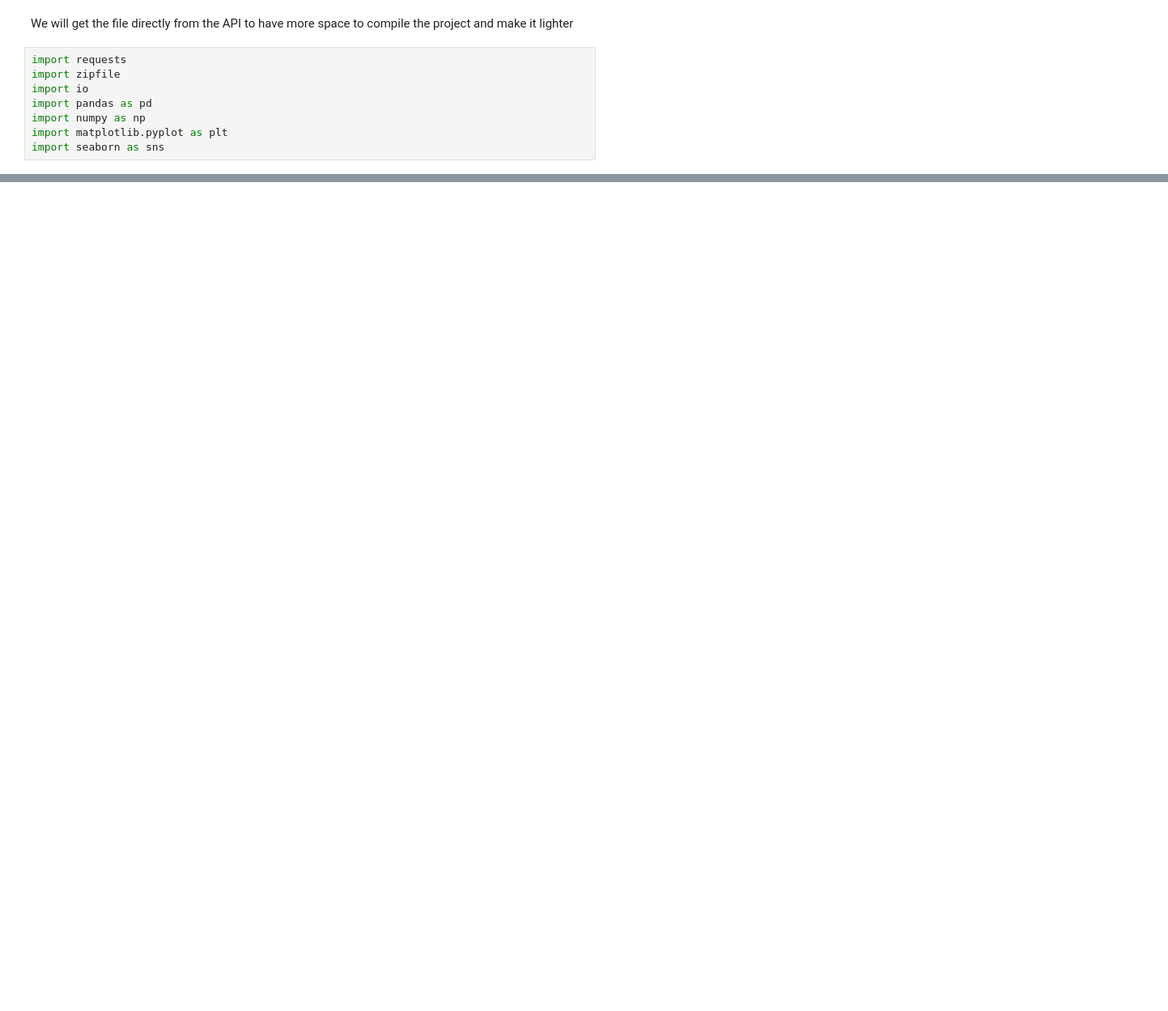
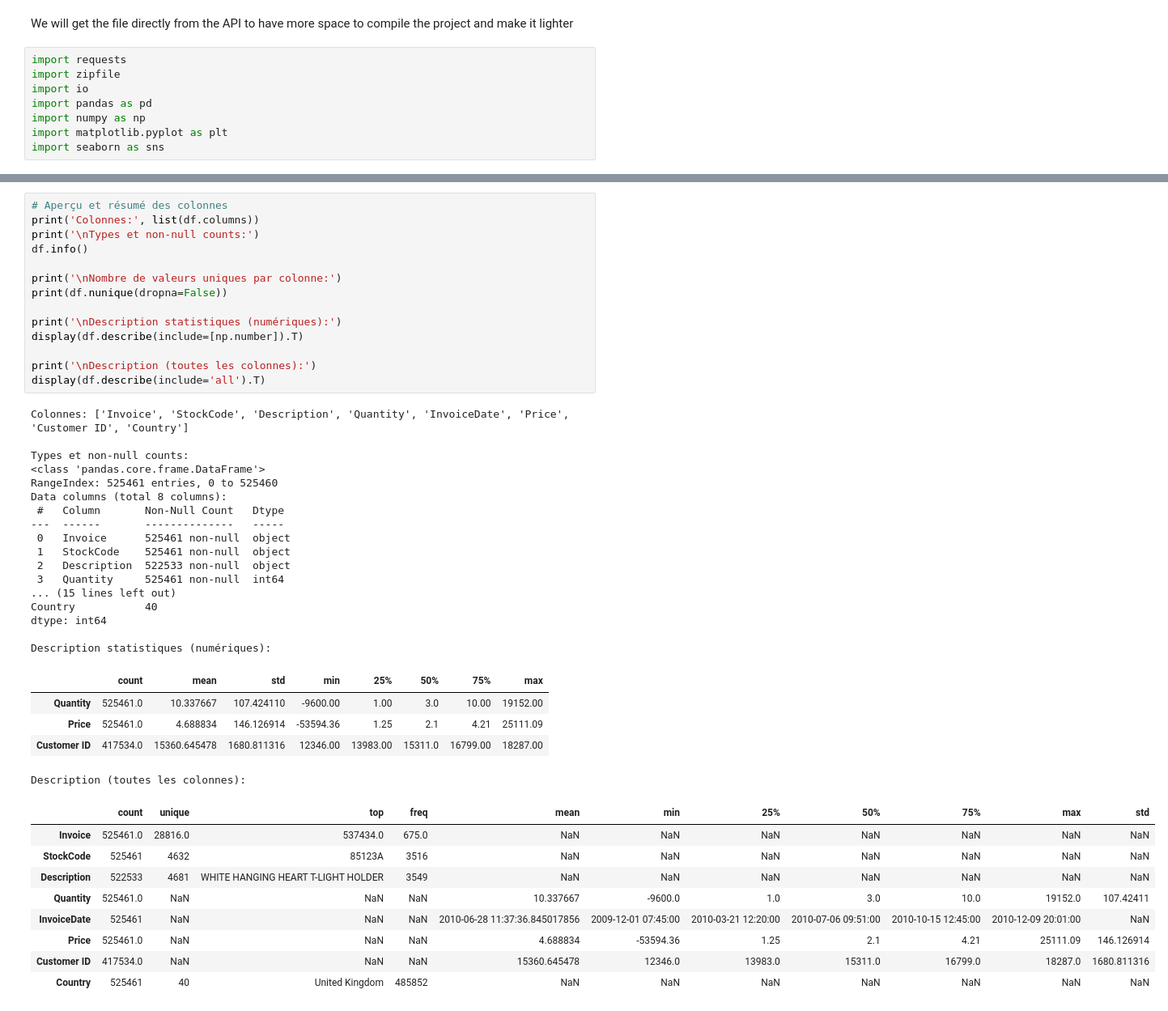
Before and after one commit to bonivalyvan/Projet-final-ECE-DataViz-2025, a Jupyter notebook: Exploration.ipynb, the cells around one changed output, grey strips where cells are left out. Shown: that part at 81% size. Cells and saved outputs as stored; diff of their text form; blank space fills up the shorter version.

```diff
--- a/Exploration.ipynb
+++ b/Exploration.ipynb
@@ -50,0 +68,46 @@ memory usage: 32.1+ MB
+# %%
+# Aperçu et résumé des colonnes
+print('Colonnes:', list(df.columns))
+print('\nTypes et non-null counts:')
+df.info()
+
+print('\nNombre de valeurs uniques par colonne:')
+print(df.nunique(dropna=False))
+
+print('\nDescription statistiques (numériques):')
+display(df.describe(include=[np.number]).T)
+
+print('\nDescription (toutes les colonnes):')
+display(df.describe(include='all').T)
+# %% [output]
+Colonnes: ['Invoice', 'StockCode', 'Description', 'Quantity', 'InvoiceDate', 'Price', 'Customer ID', 'Country']
+
+Types et non-null counts:
+<class 'pandas.core.frame.DataFrame'>
+RangeIndex: 525461 entries, 0 to 525460
+Data columns (total 8 columns):
+ #   Column       Non-Null Count   Dtype
+---  ------       --------------   -----
+ 0   Invoice      525461 non-null  object
+ 1   StockCode    525461 non-null  object
+ 2   Description  522533 non-null  object
+ 3   Quantity     525461 non-null  int64
+... (15 lines left out)
+Country           40
+dtype: int64
+
+Description statistiques (numériques):
+|  | count | mean | std | min | 25% | 50% | 75% | max |
+| Quantity | 525461.0 | 10.337667 | 107.424110 | -9600.00 | 1.00 | 3.0 | 10.00 | 19152.00 |
+| Price | 525461.0 | 4.688834 | 146.126914 | -53594.36 | 1.25 | 2.1 | 4.21 | 25111.09 |
+| Customer ID | 417534.0 | 15360.645478 | 1680.811316 | 12346.00 | 13983.00 | 15311.0 | 16799.00 | 18287.00 |
+Description (toutes les colonnes):
+|  | count | unique | top | freq | mean | min | 25% | 50% | 75% | max | std |
+| Invoice | 525461.0 | 28816.0 | 537434.0 | 675.0 | NaN | NaN | NaN | NaN | NaN | NaN | NaN |
+| StockCode | 525461 | 4632 | 85123A | 3516 | NaN | NaN | NaN | NaN | NaN | NaN | NaN |
+| Description | 522533 | 4681 | WHITE HANGING HEART T-LIGHT HOLDER | 3549 | NaN | NaN | NaN | NaN | NaN | NaN | NaN |
+| Quantity | 525461.0 | NaN | NaN | NaN | 10.337667 | -9600.0 | 1.0 | 3.0 | 10.0 | 19152.0 | 107.42411 |
+| InvoiceDate | 525461 | NaN | NaN | NaN | 2010-06-28 11:37:36.845017856 | 2009-12-01 07:45:00 | 2010-03-21 12:20:00 | 2010-07-06 09:51:00 | 2010-10-15 12:45:00 | 2010-12-09 20:01:00 | NaN |
+| Price | 525461.0 | NaN | NaN | NaN | 4.688834 | -53594.36 | 1.25 | 2.1 | 4.21 | 25111.09 | 146.126914 |
+| Customer ID | 417534.0 | NaN | NaN | NaN | 15360.645478 | 12346.0 | 13983.0 | 15311.0 | 16799.0 | 18287.0 | 1680.811316 |
+| Country | 525461 | 40 | United Kingdom | 485852 | NaN | NaN | NaN | NaN | NaN | NaN | NaN |
```
Also changed, not shown: parts of 4 cells of this notebook.
